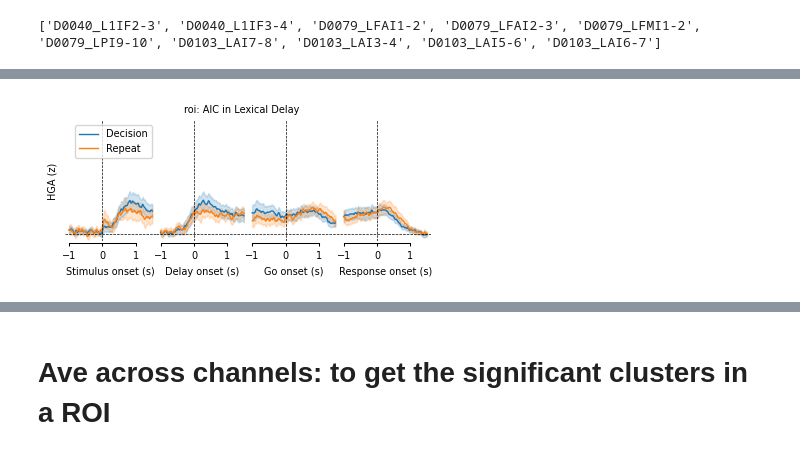
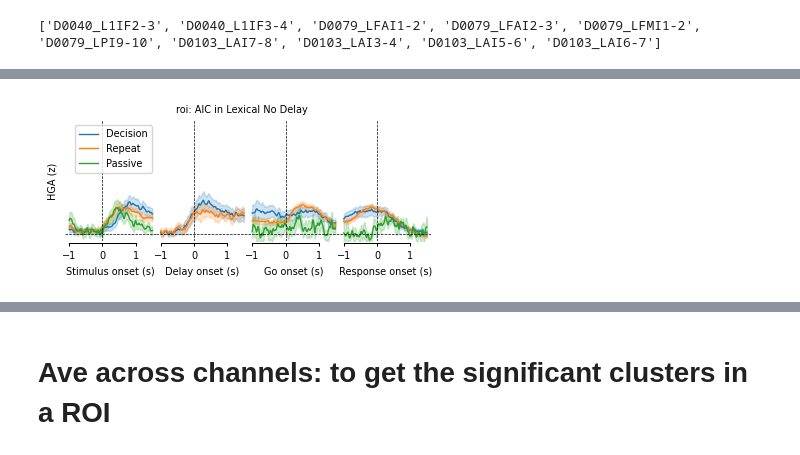
Before and after one commit to shinanlin/insula, a Jupyter notebook: viz/fig4.ipynb, the cells around one changed output, grey strips where cells are left out. Cells and saved outputs as stored; diff of their text form; code cells hidden in the pictures.

```diff
--- a/viz/fig4.ipynb
+++ b/viz/fig4.ipynb
@@ -52,10 +52,11 @@ from mne_bids import BIDSPath
 from tqdm import tqdm
 
 task = [
-        # 'LexicalNoDelay',
+        'LexicalNoDelay',
         'LexicalDelay',
-        # 'PictureNaming',
-        # 'SentenceRep'
+        'PictureNaming',
+        'SentenceRep',
+        'PhonemeSequence'
         ]
 
 
@@ -102,11 +103,6 @@ HGAs.loc[HGAs.label.isin([
     'ctx_lh_G_cingul-Post-dorsal'
     ]), 'roi'] = 'PCC'
 
-# 这种方案下，我们将 ROI 直接命名为 dACC，强调其在显著性网络中的角色
-dacc_labels = [
-    'ctx_lh_G_and_S_cingul-Mid-Ant',
-    'ctx_rh_G_and_S_cingul-Mid-Ant'
-]
 
 dacc_labels = [
     'ctx_lh_G_and_S_cingul-Mid-Ant',
@@ -194,65 +194,39 @@ rois = ['AIC']
 colors = [red, blue]
 
 subset = HGAs[
-    (HGAs.task == 'LexicalDelay')
-    & (HGAs.roi.isin(rois))
+    # (HGAs.task == 'LexicalDelay')
+    (HGAs.roi.isin(rois))
+    & (HGAs.subject != 'D0121')
     # & (HGAs.hemi == 'L')
-    # & (HGAs.description == 'Repeat')
+    # & (HGAs.modality == 'sound')
+    & (HGAs.description != 'Mime')
 ]
 
 fig, (ax1, ax2, ax3, ax4) = plt.subplots(nrows=1, ncols=4, figsize=(12*cm, 4*cm),gridspec_kw={'width_ratios': [2.5, 2.5, 2.5, 2.5]})
 
 plt.subplots_adjust(wspace=0)
 
-# Create plots with proper labels for legend
-line1 = sns.lineplot(
-    data=subset[(subset.phase == 'stimulus')
-              ],
-    x='time',
-    y='value',
-    hue='description',
-    # hue_order=rois,
-    ax=ax1,
-    legend=True,
-    lw=1
-)
+for (ax, phase) in zip(fig.axes, ['stimulus', 'delay', 'go', 'response']):
 
-line2 = sns.lineplot(
-    data=subset[(subset.phase == 'delay')
-              ],
-    x='time',
-    y='value',
-    hue='description',
-    # hue_order=rois,
-    ax=ax2,
-    legend=False,
-    lw=1
-)
+    # only add the legend to the first axis
+    legend = False if ax != fig.axes[0] else True
 
-line3 = sns.lineplot(
-    data=subset[(subset.phase == 'go')
-              ],
-    x='time',
-    y='value',
-    hue='description',
-    # hue_order=rois,
-    ax=ax3,
-    legend=False,
-    lw=1
-)
+    line = sns.lineplot(
+        data=subset[(subset.phase == phase)],
+        x='time',
+        y='value',
+        hue='description',
+        ax=ax,
+        legend=legend,
+        lw=1
+    )
 
-line4 = sns.lineplot(
-    data=subset[(subset.phase == 'response')],
-    x='time',
-    y='value',
-    hue='description',
-    # hue_order=rois,
-    ax=ax4,
-    legend=False,
-    lw=1
-)
+    ax.set_ylim(-0.1, 1.2)
+
+
 
 for ax in fig.axes:
+
     ax.axvline(x=0, color='k', linestyle='--', linewidth=0.5)
     ax.axhline(y=0, color='k', linestyle='--', linewidth=0.5)
 
@@ -262,32 +236,32 @@ for ax in fig.axes:
     sns.despine(ax=ax, offset=1, trim=True)
 
     # Only add legend to the last axis if it has artists with labels
     if ax.get_legend() is not None:
         ax.legend(title='', fontsize=7)
     else:
         # Remove legend from other axes
         legend = ax.get_legend()
         if legend is not None:
             legend.remove()
 
     ax.set_yticklabels([])
     ax.set_yticks([])
     # remove y spine
     ax.spines['left'].set_visible(False)
 
     ax.set_ylim(-0.1, 1.5)
 
 ax1.set_xlabel('Stimulus onset (s)', fontsize=7)
 ax2.set_xlabel('Delay onset (s)', fontsize=7)
 ax3.set_xlabel('Go onset (s)', fontsize=7)
 ax4.set_xlabel('Response onset (s)', fontsize=7)
 ax1.set_ylabel('HGA (z)', fontsize=7)
 ax2.set_ylabel('', fontsize=7)
 ax3.set_ylabel('', fontsize=7)
 ax4.set_ylabel('', fontsize=7)
 
-plt.suptitle('roi: ' + rois[0] + ' in Lexical Delay', fontsize=7)
+plt.suptitle('roi: ' + rois[0] + ' in Lexical No Delay', fontsize=7)
 # plt.savefig('../img/fig1/fig1_AIPI_temporal_PictureNaming.svg', dpi=300, bbox_inches='tight')
 plt.show()
 # %% [output]
-[figure, old version]
+[figure, new version]
```
Also changed, not shown: parts of 14 cells of this notebook, 20 other files.
